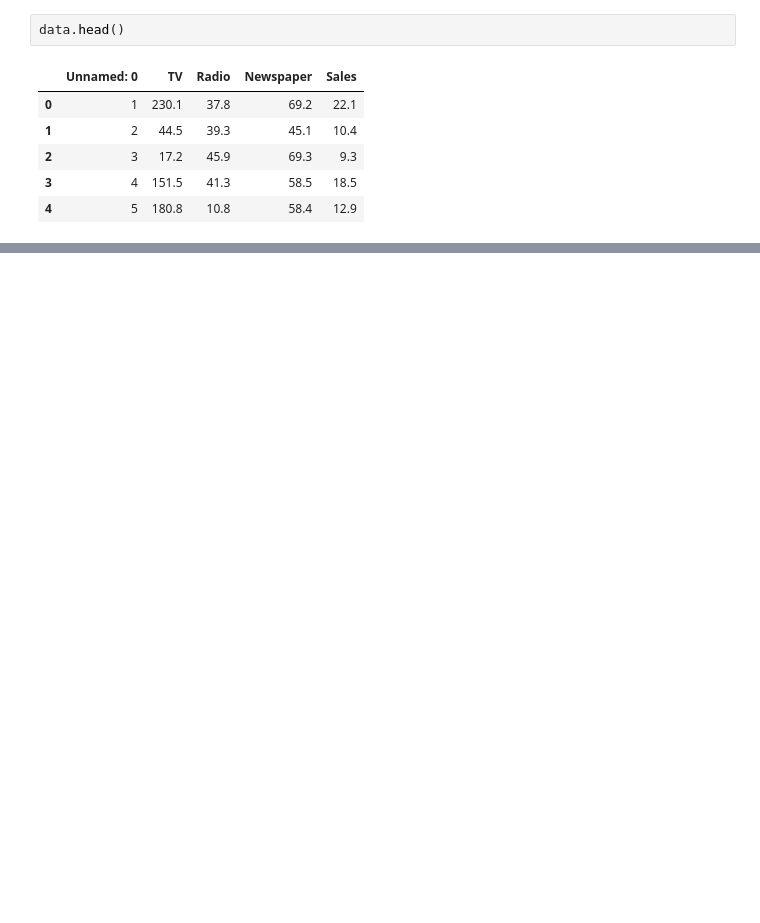
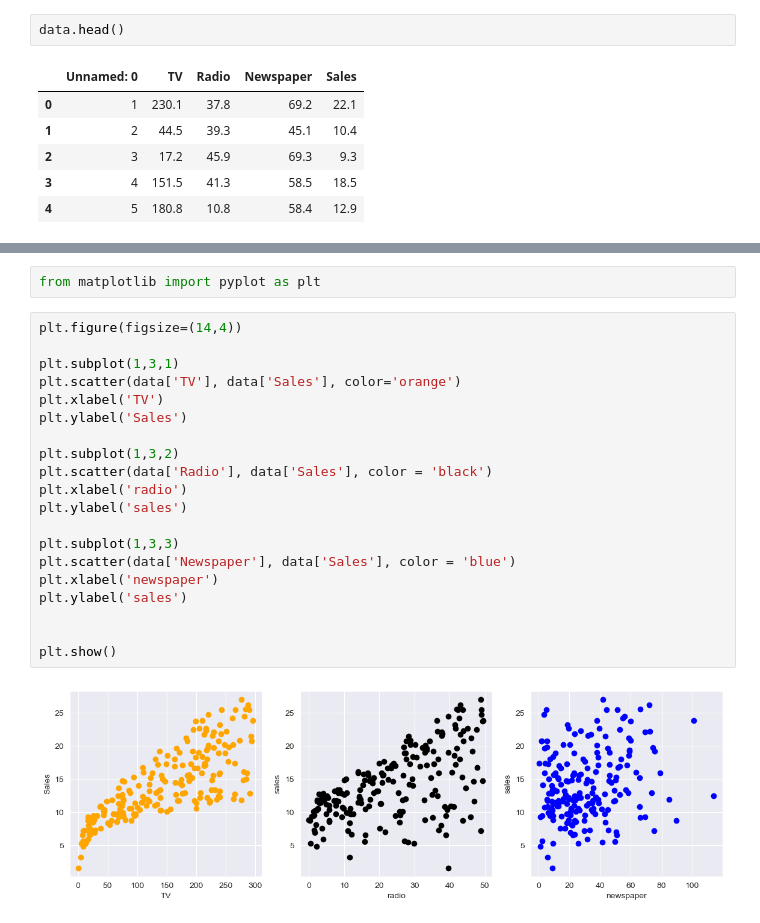
Before and after one commit to AleChiquito/MSc_AI_Projects, a Jupyter notebook: Deep_learning/Exercises/Advertising/regression_lineal.ipynb, the cells around one changed output, grey strips where cells are left out. Cells and saved outputs as stored; diff of their text form; blank space fills up the shorter version.

```diff
--- a/Deep_learning/Exercises/Advertising/regression_lineal.ipynb
+++ b/Deep_learning/Exercises/Advertising/regression_lineal.ipynb
@@ -13,0 +29,24 @@ data.head()
+# %%
+from matplotlib import pyplot as plt
+# %%
+plt.figure(figsize=(14,4))
+
+plt.subplot(1,3,1)
+plt.scatter(data['TV'], data['Sales'], color='orange')
+plt.xlabel('TV')
+plt.ylabel('Sales')
+
+plt.subplot(1,3,2)
+plt.scatter(data['Radio'], data['Sales'], color = 'black')
+plt.xlabel('radio')
+plt.ylabel('sales')
+
+plt.subplot(1,3,3)
+plt.scatter(data['Newspaper'], data['Sales'], color = 'blue')
+plt.xlabel('newspaper')
+plt.ylabel('sales')
+
+
+plt.show()
+# %% [output]
+[figure, added]
```
Also changed, not shown: parts of 10 cells of this notebook, 11 other files.
